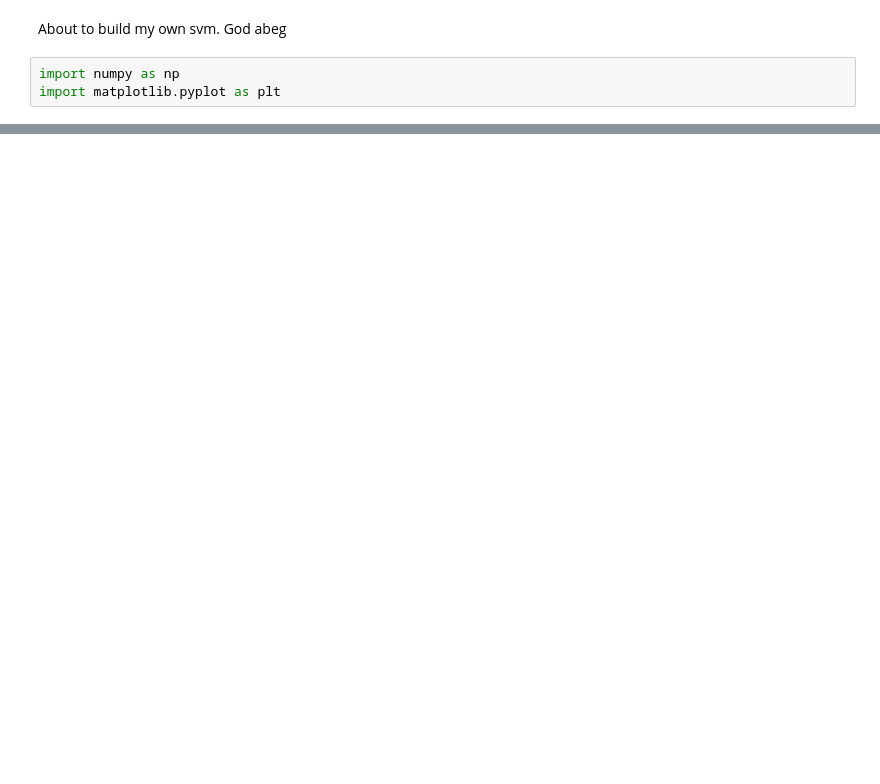
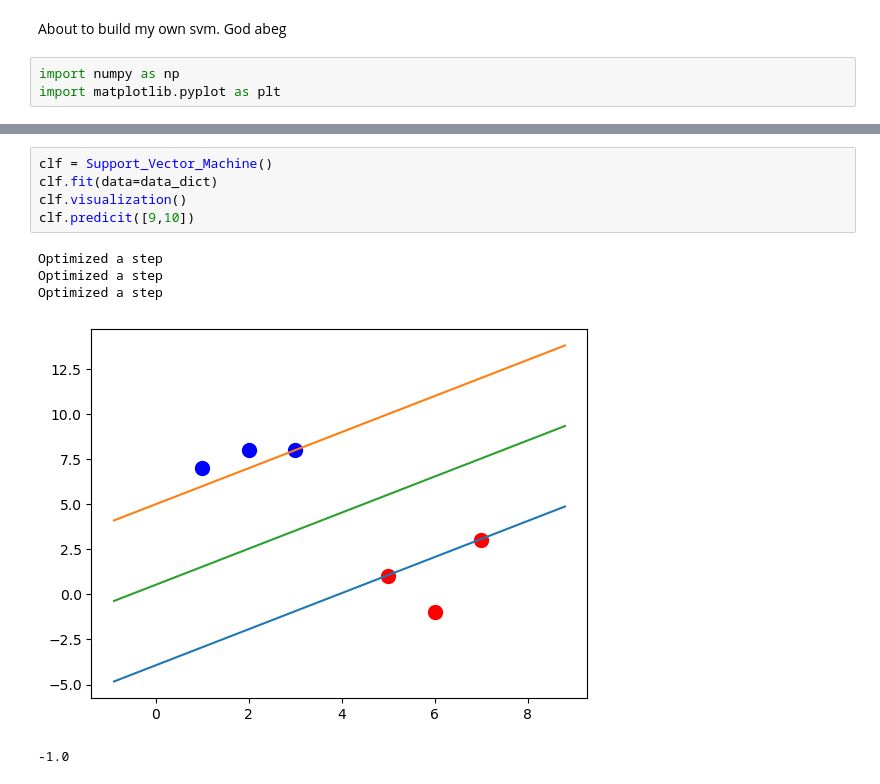
Before and after one commit to qwerty0252/mlAgorithms, a Jupyter notebook: svmM.ipynb, the cells around one changed output, grey strips where cells are left out. Saved outputs shown, nothing was run; the diff lists cells and outputs as text; blank space fills up the shorter version.

```diff
--- a/svmM.ipynb
+++ b/svmM.ipynb
@@ -107,0 +122,11 @@ for i in np.arange(1,9,2):
+# %%
+clf = Support_Vector_Machine()
+clf.fit(data=data_dict)
+clf.visualization()
+clf.predicit([9,10])
+# %% [output]
+Optimized a step
+Optimized a step
+Optimized a step
+[figure, added]
+-1.0
```
Also changed, not shown: parts of 7 cells of this notebook, 1 other file.
